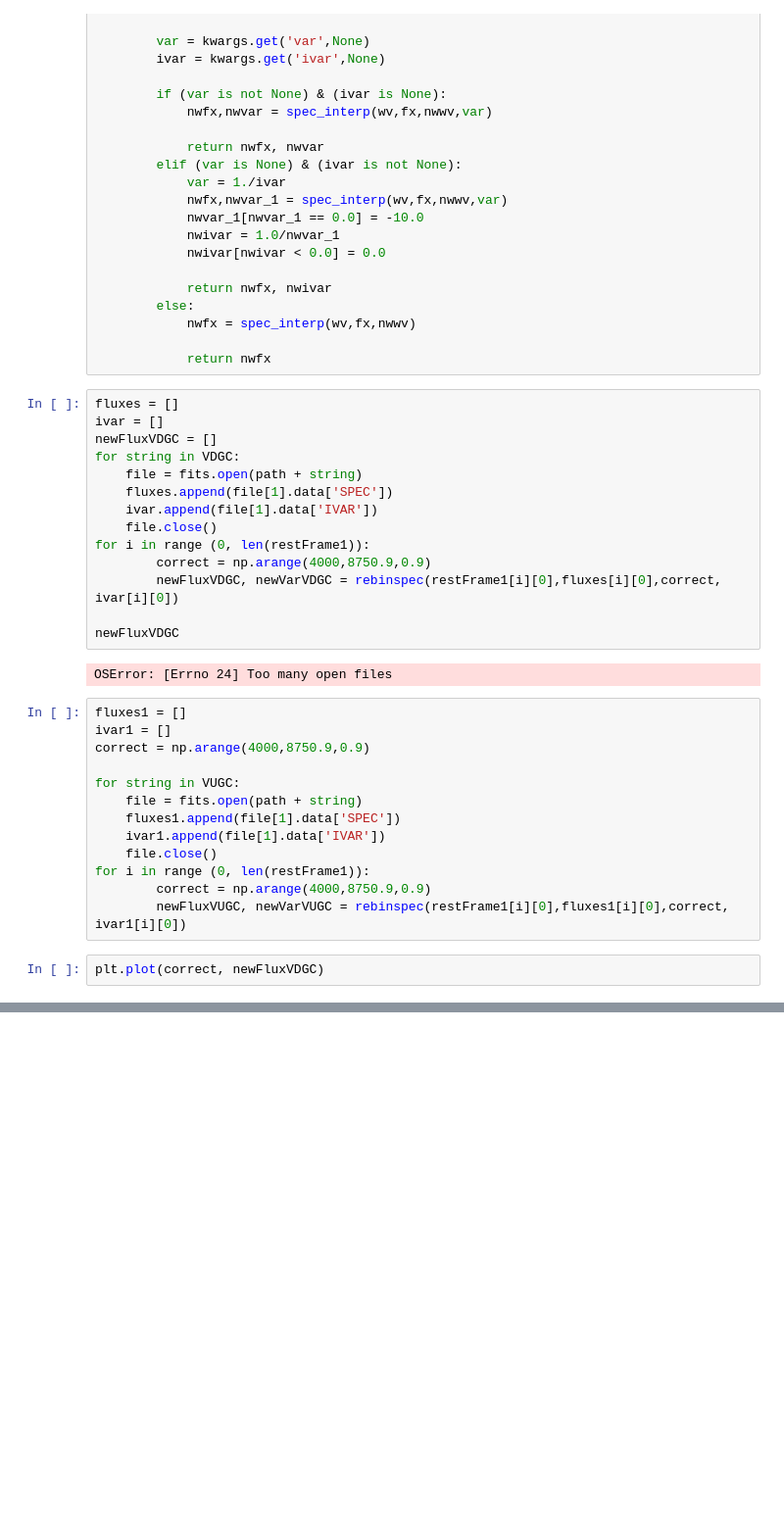
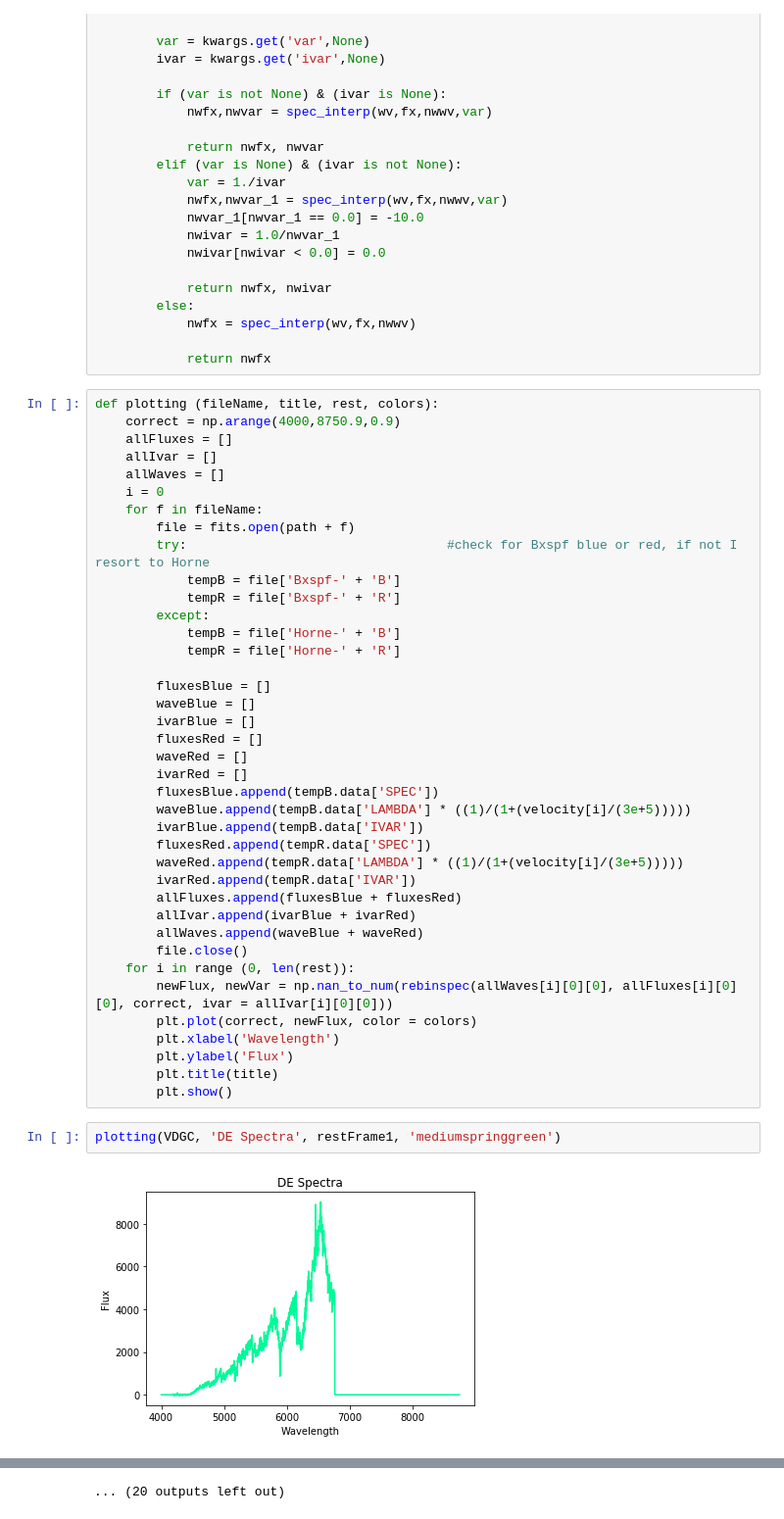
Before and after one commit to kadri-nizam/SIP2019, a Jupyter notebook: keshav/ast 06 part 3 coaddition (keshav) .ipynb, the cells around one changed output, grey strips where cells are left out. Shown: that part at 98% size. Cells and saved outputs as stored; diff of their text form; blank space fills up the shorter version.

```diff
--- a/keshav/ast 06 part 3 coaddition (keshav) .ipynb
+++ b/keshav/ast 06 part 3 coaddition (keshav) .ipynb
@@ -158,34 +161,46 @@ def rebinspec(*args,**kwargs):
             nwfx = spec_interp(wv,fx,nwwv)
 
             return nwfx
-# %%
-fluxes = []
-ivar = []
-newFluxVDGC = []
-for string in VDGC:
-    file = fits.open(path + string)
-    fluxes.append(file[1].data['SPEC'])
-    ivar.append(file[1].data['IVAR'])
-    file.close()
-for i in range (0, len(restFrame1)):
-        correct = np.arange(4000,8750.9,0.9)
-        newFluxVDGC, newVarVDGC = rebinspec(restFrame1[i][0],fluxes[i][0],correct, ivar[i][0])
-
-newFluxVDGC
-# %% [output]
-OSError: [Errno 24] Too many open files
-# %%
-fluxes1 = []
-ivar1 = []
-correct = np.arange(4000,8750.9,0.9)
-
-for string in VUGC:
-    file = fits.open(path + string)
-    fluxes1.append(file[1].data['SPEC'])
-    ivar1.append(file[1].data['IVAR'])
-    file.close()
-for i in range (0, len(restFrame1)):
-        correct = np.arange(4000,8750.9,0.9)
-        newFluxVUGC, newVarVUGC = rebinspec(restFrame1[i][0],fluxes1[i][0],correct, ivar1[i][0])
-# %%
-plt.plot(correct, newFluxVDGC)
+# %%
+def plotting (fileName, title, rest, colors):
+    correct = np.arange(4000,8750.9,0.9)
+    allFluxes = []
+    allIvar = []
+    allWaves = []
+    i = 0
+    for f in fileName:
+        file = fits.open(path + f)
+        try:                                  #check for Bxspf blue or red, if not I resort to Horne
+            tempB = file['Bxspf-' + 'B']
+            tempR = file['Bxspf-' + 'R']
+        except:
+            tempB = file['Horne-' + 'B']
+            tempR = file['Horne-' + 'R']
+
+        fluxesBlue = []
+        waveBlue = []
+        ivarBlue = []
+        fluxesRed = []
+        waveRed = []
+        ivarRed = []
+        fluxesBlue.append(tempB.data['SPEC'])
+        waveBlue.append(tempB.data['LAMBDA'] * ((1)/(1+(velocity[i]/(3e+5)))))
+        ivarBlue.append(tempB.data['IVAR'])
+        fluxesRed.append(tempR.data['SPEC'])
+        waveRed.append(tempR.data['LAMBDA'] * ((1)/(1+(velocity[i]/(3e+5)))))
+        ivarRed.append(tempR.data['IVAR'])
+        allFluxes.append(fluxesBlue + fluxesRed)
+        allIvar.append(ivarBlue + ivarRed)
+        allWaves.append(waveBlue + waveRed)
+        file.close()
+    for i in range (0, len(rest)):
+        newFlux, newVar = np.nan_to_num(rebinspec(allWaves[i][0][0], allFluxes[i][0][0], correct, ivar = allIvar[i][0][0]))
+        plt.plot(correct, newFlux, color = colors)
+        plt.xlabel('Wavelength')
+        plt.ylabel('Flux')
+        plt.title(title)
+        plt.show()
+# %%
+plotting(VDGC, 'DE Spectra', restFrame1, 'mediumspringgreen')
+# %% [output]
+[figure, added]
@@ -191,0 +218 @@ plt.plot(correct, newFluxVDGC)
+... (20 outputs left out)
```
Also changed, not shown: parts of 9 cells of this notebook.
